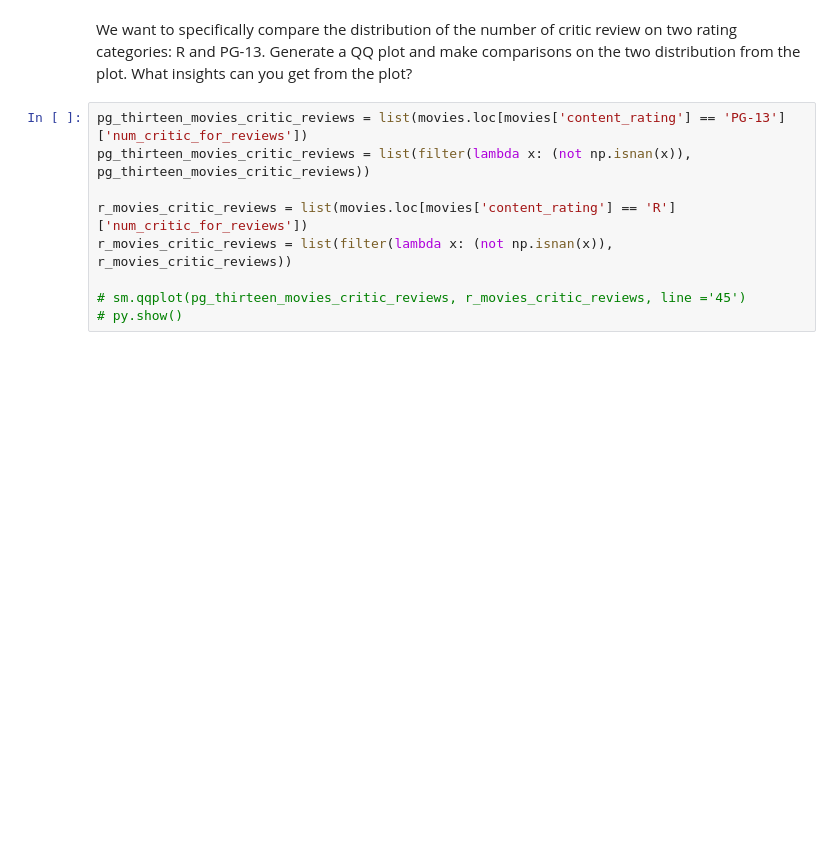
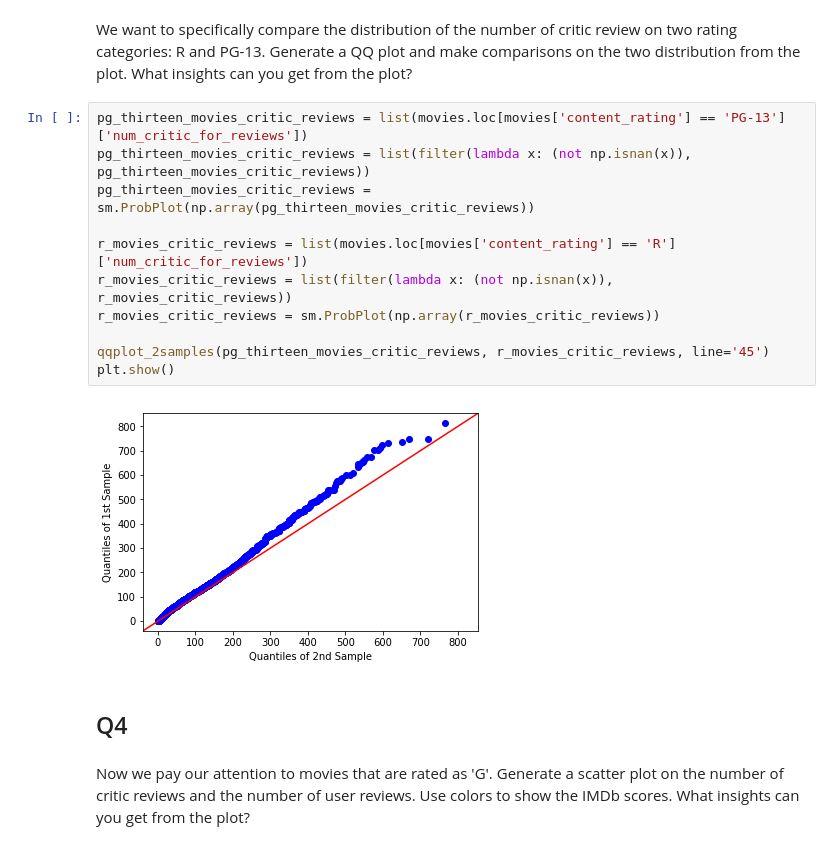
Before and after one commit to clrpoon/EECS-396-Introduction-to-the-Datascience-Pipeline, a Jupyter notebook: submission3/part1.ipynb, the cells around one changed output. Saved outputs shown, nothing was run; the diff lists cells and outputs as text; blank space fills up the shorter version.

```diff
--- a/submission3/part1.ipynb
+++ b/submission3/part1.ipynb
@@ -42,9 +44,17 @@ We want to specifically compare the distribution of the number of critic review
 # %%
 pg_thirteen_movies_critic_reviews = list(movies.loc[movies['content_rating'] == 'PG-13']['num_critic_for_reviews'])
 pg_thirteen_movies_critic_reviews = list(filter(lambda x: (not np.isnan(x)), pg_thirteen_movies_critic_reviews))
+pg_thirteen_movies_critic_reviews = sm.ProbPlot(np.array(pg_thirteen_movies_critic_reviews))
 
 r_movies_critic_reviews = list(movies.loc[movies['content_rating'] == 'R']['num_critic_for_reviews'])
 r_movies_critic_reviews = list(filter(lambda x: (not np.isnan(x)), r_movies_critic_reviews))
+r_movies_critic_reviews = sm.ProbPlot(np.array(r_movies_critic_reviews))
 
-# sm.qqplot(pg_thirteen_movies_critic_reviews, r_movies_critic_reviews, line ='45')
-# py.show()
+qqplot_2samples(pg_thirteen_movies_critic_reviews, r_movies_critic_reviews, line='45')
+plt.show()
+# %% [output]
+[figure, added]
+# %% [markdown]
+## Q4
+# %% [markdown]
+Now we pay our attention to movies that are rated as 'G'.  Generate a scatter plot on the number of critic reviews and the number of user reviews. Use colors to show the IMDb scores. What insights can you get from the plot?
```
Also changed, not shown: parts of 4 cells of this notebook.
